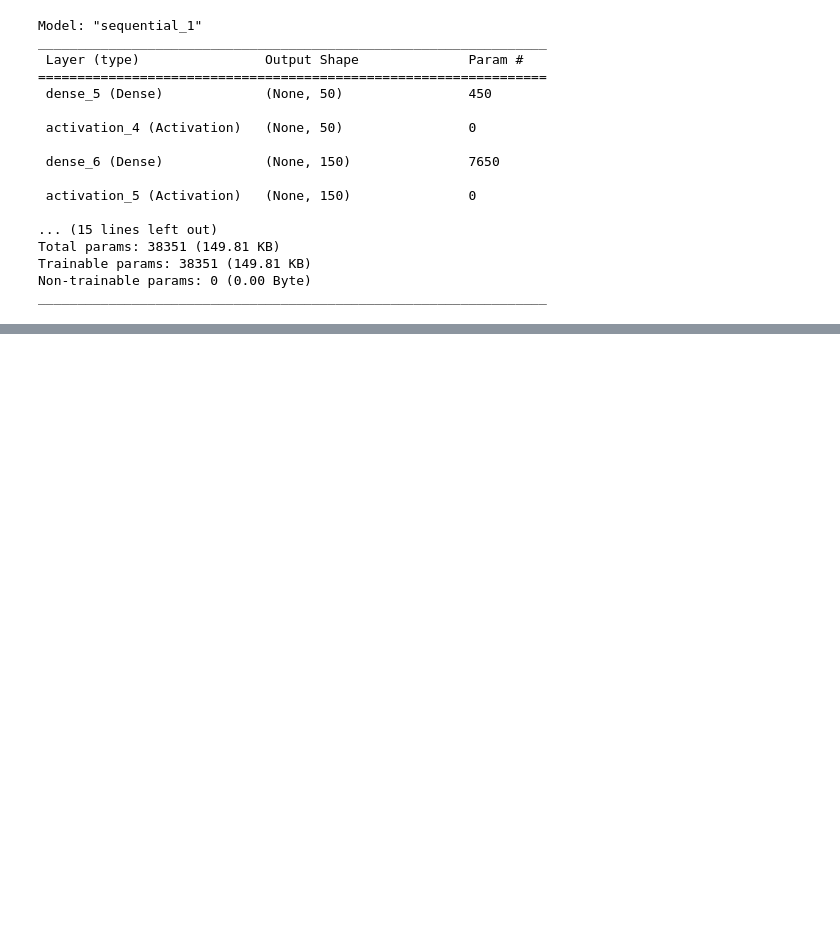
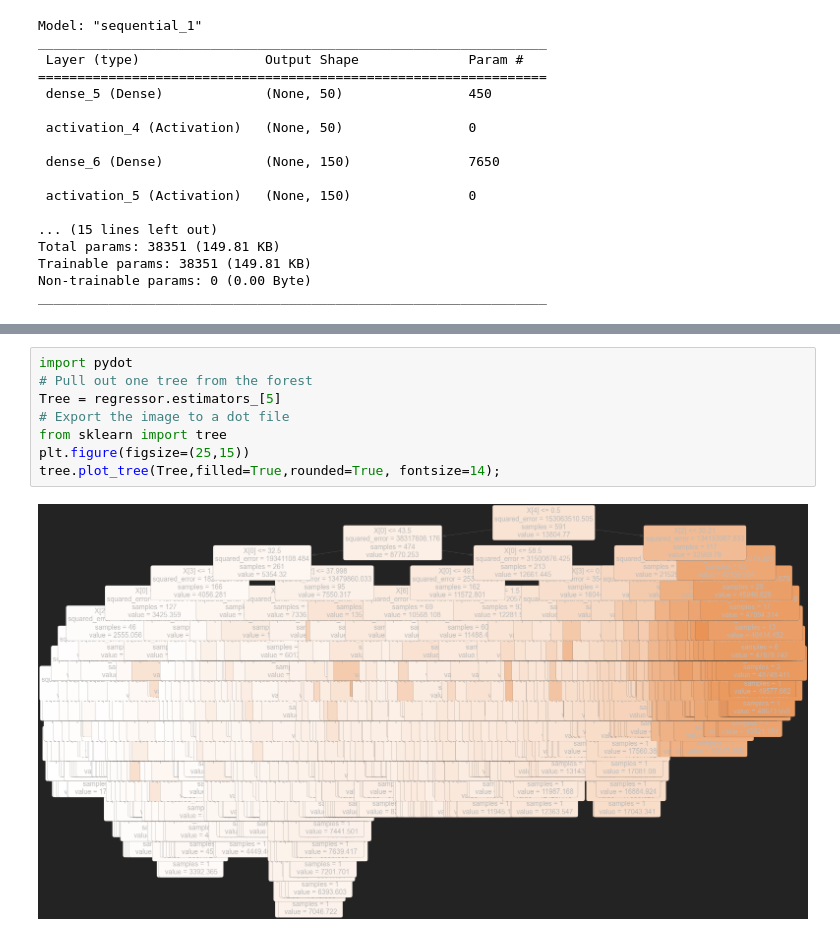
Before and after one commit to SowdaminiKosuru/FinalCapstoneProject, a Jupyter notebook: Medical Insurance Premium Prediction with Machine Learning.ipynb, the cells around one changed output, grey strips where cells are left out. Drawn from its saved outputs; the diff is of its cells as text; blank space fills up the shorter version.

```diff
--- a/Medical Insurance Premium Prediction with Machine Learning.ipynb
+++ b/Medical Insurance Premium Prediction with Machine Learning.ipynb
@@ -683,0 +769,10 @@ _________________________________________________________________
+# %%
+import pydot
+# Pull out one tree from the forest
+Tree = regressor.estimators_[5]
+# Export the image to a dot file
+from sklearn import tree
+plt.figure(figsize=(25,15))
+tree.plot_tree(Tree,filled=True,rounded=True, fontsize=14);
+# %% [output]
+[figure, added]
```
Also changed, not shown: parts of 15 cells of this notebook.
